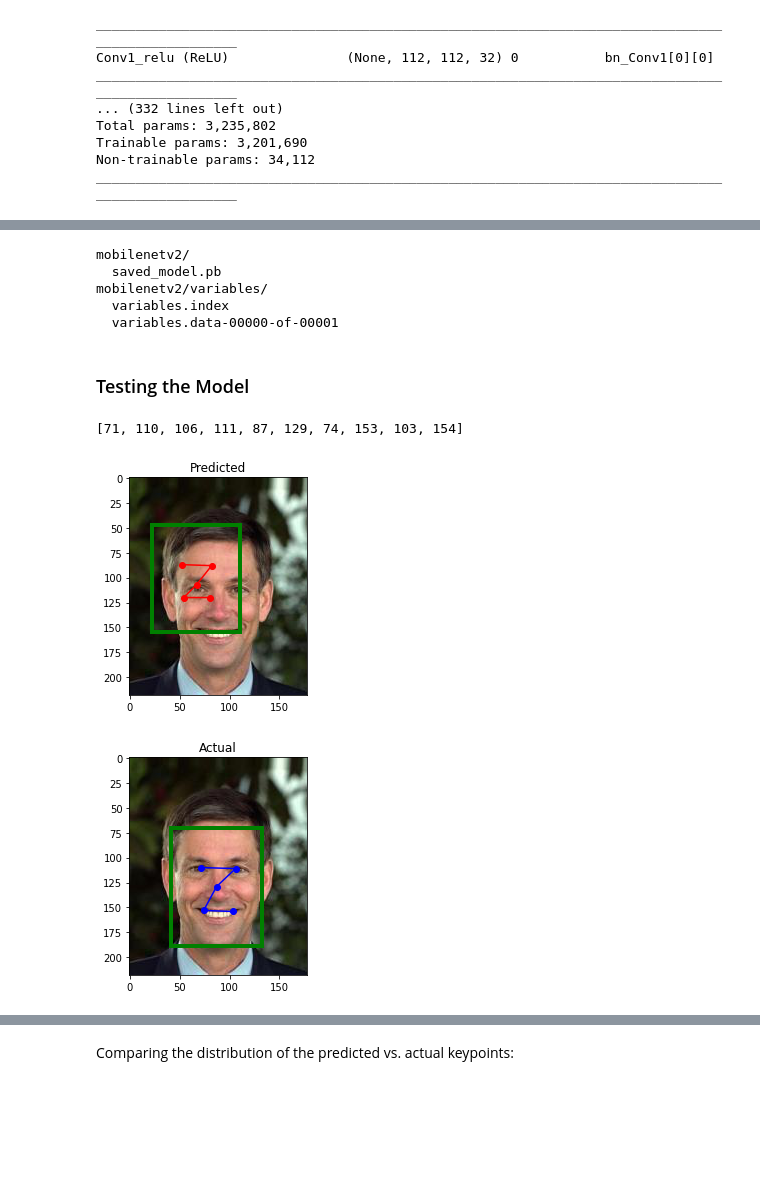
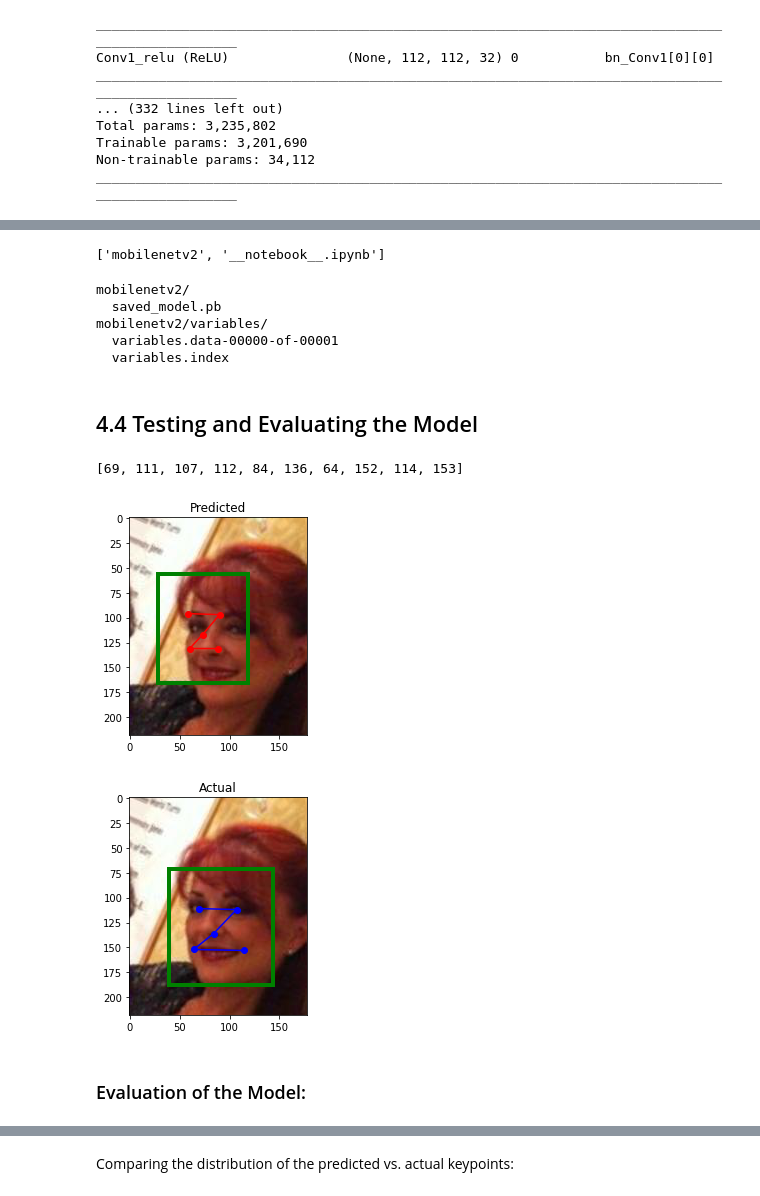
Before and after one commit to scho-git/springboard, a Jupyter notebook: face_detection_project/transfer-learning-mobilenetv2.ipynb, the cells around one changed output, grey strips where cells are left out. Cells and saved outputs as stored; diff of their text form; code cells hidden in the pictures; blank space fills up the shorter version.

```diff
--- a/face_detection_project/transfer-learning-mobilenetv2.ipynb
+++ b/face_detection_project/transfer-learning-mobilenetv2.ipynb
@@ -38,8 +62,8 @@ Due to the limited memory of Kaggle notebooks, initial sample size will be 1k (r
 keypts_data_path = "../input/celeba-dataset/list_landmarks_align_celeba.csv"
 images_data_path = "../input/celeba-dataset/img_align_celeba/img_align_celeba"
 
-#Select only 1k images first
-img_data_size = 1000
+#Select only 4k images first
+img_data_size = 4000
 
 #Original image dimensions
 x_og = 178
@@ -418,12 +405,14 @@ plot_face_bbox(idx3)
 # %%
+test_size = int(img_data_size * 0.2)
+
 # training data
-train_labels = keypts[:img_data_size - 150]
-train_images = images[:img_data_size - 150]
+train_labels = keypts[:img_data_size - test_size]
+train_images = images[:img_data_size - test_size]
 
 
-# test data (150 sample out of 1k)
-test_labels = keypts[img_data_size - 150 + 1:]
-test_images = images[img_data_size - 150 + 1:]
+# test data (20%)
+test_labels = keypts[img_data_size - test_size + 1:]
+test_images = images[img_data_size - test_size + 1:]
 # %% [markdown]
 ### Train and Validation Sets
 # %%
@@ -599,13 +556,24 @@ FileLink(r'mobilenetv2.csv')
-# %%
-FileLinks(r'mobilenetv2')
-# %% [output]
-mobilenetv2/
-  saved_model.pb
-mobilenetv2/variables/
-  variables.index
-  variables.data-00000-of-00001
+# %%
+#Import relevant libraries
+from IPython.display import FileLink, FileLinks
+import os
+
+#Change directory
+os.chdir(r'/kaggle/working')
+os.listdir()
+# %% [output]
+['mobilenetv2', '__notebook__.ipynb']
+# %%
+#Download model
+FileLinks(r'mobilenetv2')
+# %% [output]
+mobilenetv2/
+  saved_model.pb
+mobilenetv2/variables/
+  variables.data-00000-of-00001
+  variables.index
 # %% [markdown]
-### Testing the Model
+## 4.4 Testing and Evaluating the Model <a name='4.4'></a>
 # %%
 # function to plot the image with green box around the faces
 def plot_test_img(index, model, pred_or_actual = 'pred', pointsColor='ro-', boxcolor='g'):
@@ -665,13 +633,15 @@ def plot_test_img(index, model, pred_or_actual = 'pred', pointsColor='ro-', boxc
     ax.add_patch(rect);
     return points_list
 # %%
-index = 153
+index = 410
 plot_test_img(index, new_model, pred_or_actual = 'pred')
 plot_test_img(index, new_model, pred_or_actual='actual')
 # %% [output]
-[71, 110, 106, 111, 87, 129, 74, 153, 103, 154]
+[69, 111, 107, 112, 84, 136, 64, 152, 114, 153]
-[figure, old version]
+[figure, new version]
-[figure, old version]
+[figure, new version]
+# %% [markdown]
+### Evaluation of the Model:
 # %%
 # losses of both training and validation sets
 loss = training_process.history['loss']
```
Also changed, not shown: parts of 71 cells of this notebook, 4 other files.
